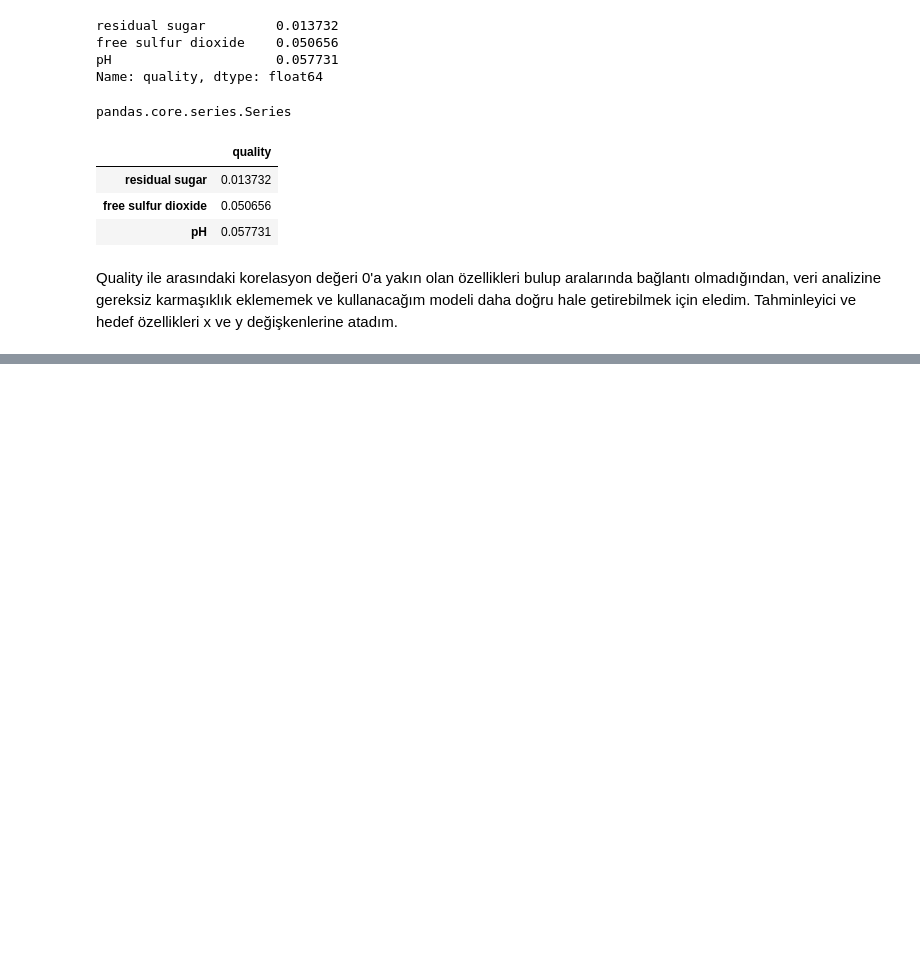
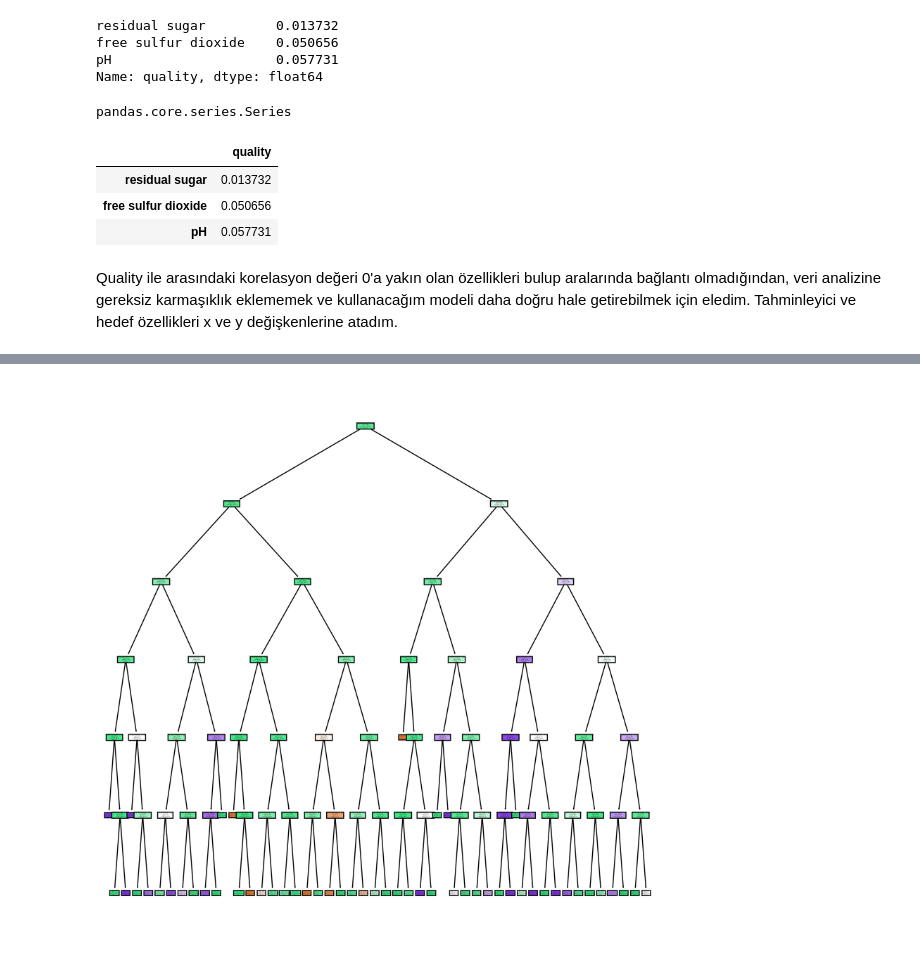
Before and after one commit to YarenAyan/Akbank-Machine-Learning-Bootcamp, a Jupyter notebook: AkbankML.ipynb, the cells around one changed output, grey strips where cells are left out. Saved outputs shown, nothing was run; the diff lists cells and outputs as text; code cells hidden in the pictures; blank space fills up the shorter version.

```diff
--- a/AkbankML.ipynb
+++ b/AkbankML.ipynb
@@ -156,0 +178,15 @@ Elimizdeki verilerde orta kalite daha çok oldğundan 3 ve 4 puanlı şarapları
+# %%
+steps = [('scaler', StandardScaler()),
+('dec_tree', DecisionTreeClassifier())]
+pipeline = Pipeline(steps)
+x_train, x_test, y_train, y_test = train_test_split(x, y, test_size=0.2, random_state=21)
+params = {"dec_tree__criterion":['gini', 'entropy'],
+         "dec_tree__max_depth":np.arange(3, 15)
+         }
+# %%
+from sklearn.model_selection import GridSearchCV
+for cv in range(3,10):
+    cv_grid = GridSearchCV(pipeline, param_grid=params,cv=cv)
+    cv_grid.fit(x_train, y_train)
+    print("%d fold score: %3.3f" %(cv,cv_grid.score(x_test, y_test)))
+    print("Best parameters: ", cv_grid.best_params_)
@@ -156,0 +224,10 @@ Elimizdeki verilerde orta kalite daha çok oldğundan 3 ve 4 puanlı şarapları
+# %%
+x_train, x_test, y_train, y_test = train_test_split(x, y, test_size=0.1, random_state=21)
+params = {"dec_tree__criterion":['gini', 'entropy'],
+         "dec_tree__max_depth":np.arange(3, 15)
+         }
+for cv in range(3,6):
+    cv_grid = GridSearchCV(pipeline, param_grid=params,cv=cv)
+    cv_grid.fit(x_train, y_train)
+    print("%d fold score: %3.2f" %(cv,cv_grid.score(x_test, y_test)))
+    print("Best parameters: ", cv_grid.best_params_)
@@ -156,0 +241,6 @@ Elimizdeki verilerde orta kalite daha çok oldğundan 3 ve 4 puanlı şarapları
+# %%
+best_tree = DecisionTreeClassifier(criterion='gini', max_depth=6)
+best_tree.fit(x_train, y_train)
+y_pred = best_tree.predict(x_test)
+from sklearn.metrics import classification_report
+print(classification_report(y_test, y_pred))
@@ -156,0 +257,10 @@ Elimizdeki verilerde orta kalite daha çok oldğundan 3 ve 4 puanlı şarapları
+# %%
+from sklearn import tree
+fig, axes = plt.subplots(nrows = 1,ncols = 1,figsize = (10,10), dpi=300)
+tree.plot_tree(best_tree,
+               feature_names = relevant_features[:-1],
+               class_names=["0", "1", "2"],
+               filled = True);
+fig.savefig('dec_tree.png')
+# %% [output]
+[figure, added]
```
Also changed, not shown: parts of 9 cells of this notebook.
